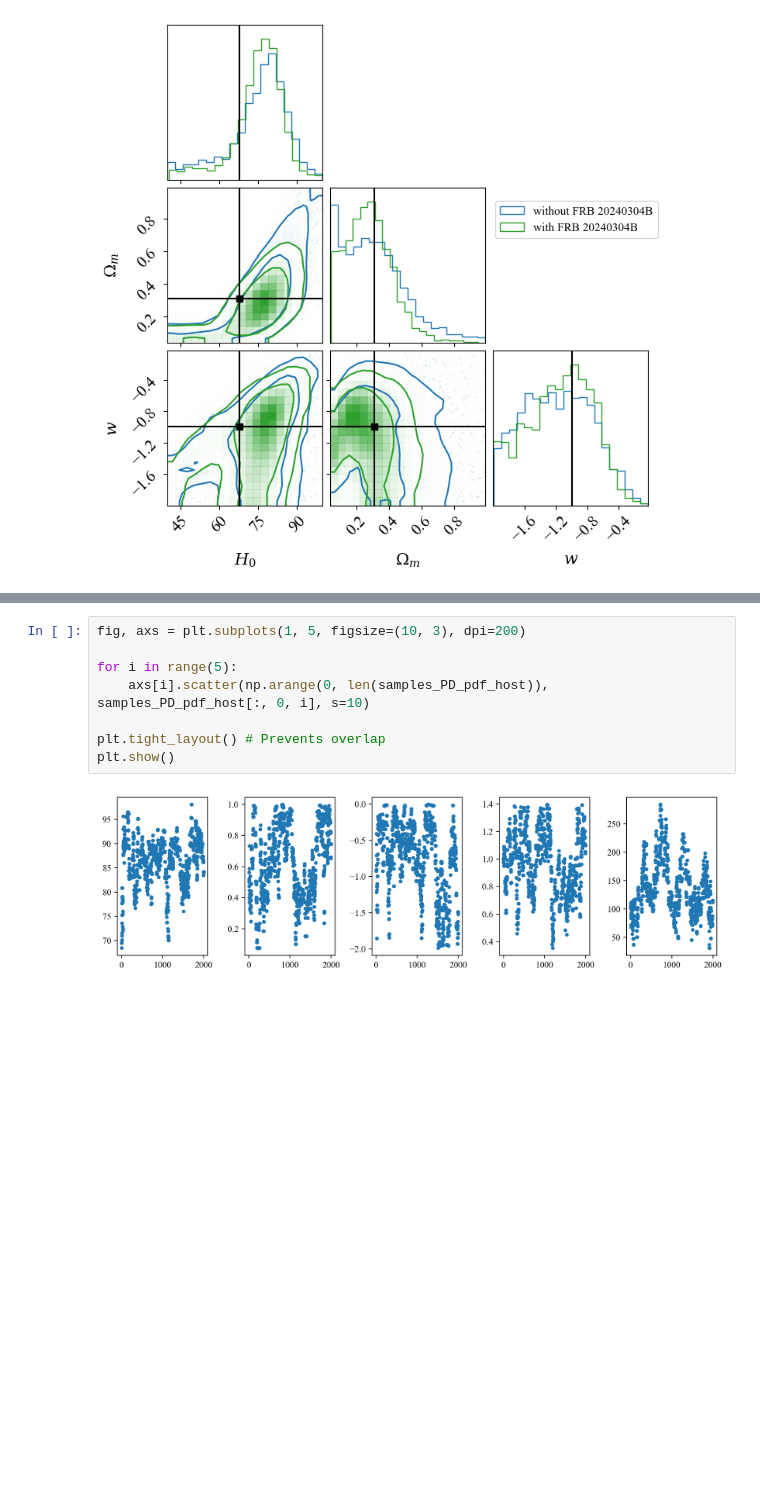
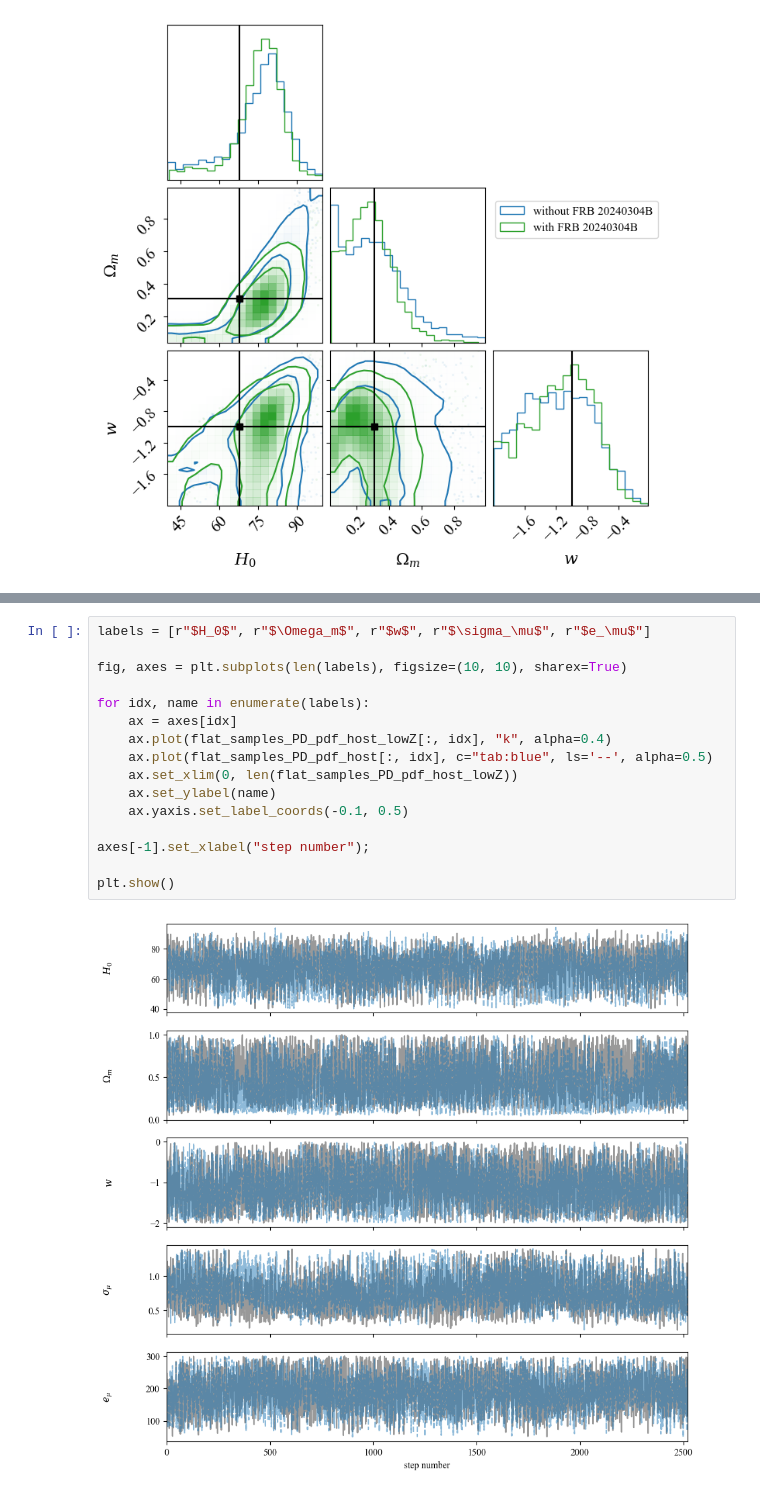
Before and after one commit to MariosNT/DM_cosmic_Pade, a Jupyter notebook: Notebooks/MCMC_observations.ipynb, the cells around one changed output, grey strips where cells are left out. Cells and saved outputs as stored; diff of their text form; blank space fills up the shorter version.

```diff
--- a/Notebooks/MCMC_observations.ipynb
+++ b/Notebooks/MCMC_observations.ipynb
@@ -265,10 +302,18 @@ plt.show()
-# %%
-fig, axs = plt.subplots(1, 5, figsize=(10, 3), dpi=200)
-
-for i in range(5):
-    axs[i].scatter(np.arange(0, len(samples_PD_pdf_host)), samples_PD_pdf_host[:, 0, i], s=10)
-
-plt.tight_layout() # Prevents overlap
-plt.show()
-# %% [output]
-[figure, removed]
+# %%
+labels = [r"$H_0$", r"$\Omega_m$", r"$w$", r"$\sigma_\mu$", r"$e_\mu$"]
+
+fig, axes = plt.subplots(len(labels), figsize=(10, 10), sharex=True)
+
+for idx, name in enumerate(labels):
+    ax = axes[idx]
+    ax.plot(flat_samples_PD_pdf_host_lowZ[:, idx], "k", alpha=0.4)
+    ax.plot(flat_samples_PD_pdf_host[:, idx], c="tab:blue", ls='--', alpha=0.5)
+    ax.set_xlim(0, len(flat_samples_PD_pdf_host_lowZ))
+    ax.set_ylabel(name)
+    ax.yaxis.set_label_coords(-0.1, 0.5)
+
+axes[-1].set_xlabel("step number");
+
+plt.show()
+# %% [output]
+[figure, added]
```
Also changed, not shown: parts of 47 cells of this notebook, 3 other files.
